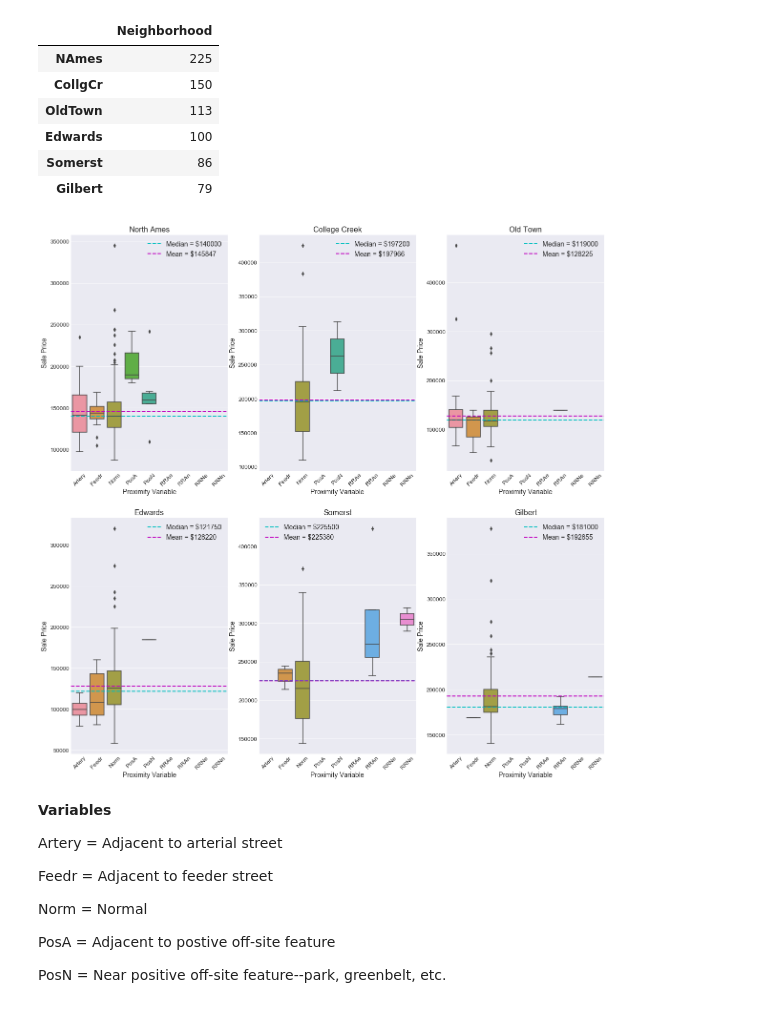
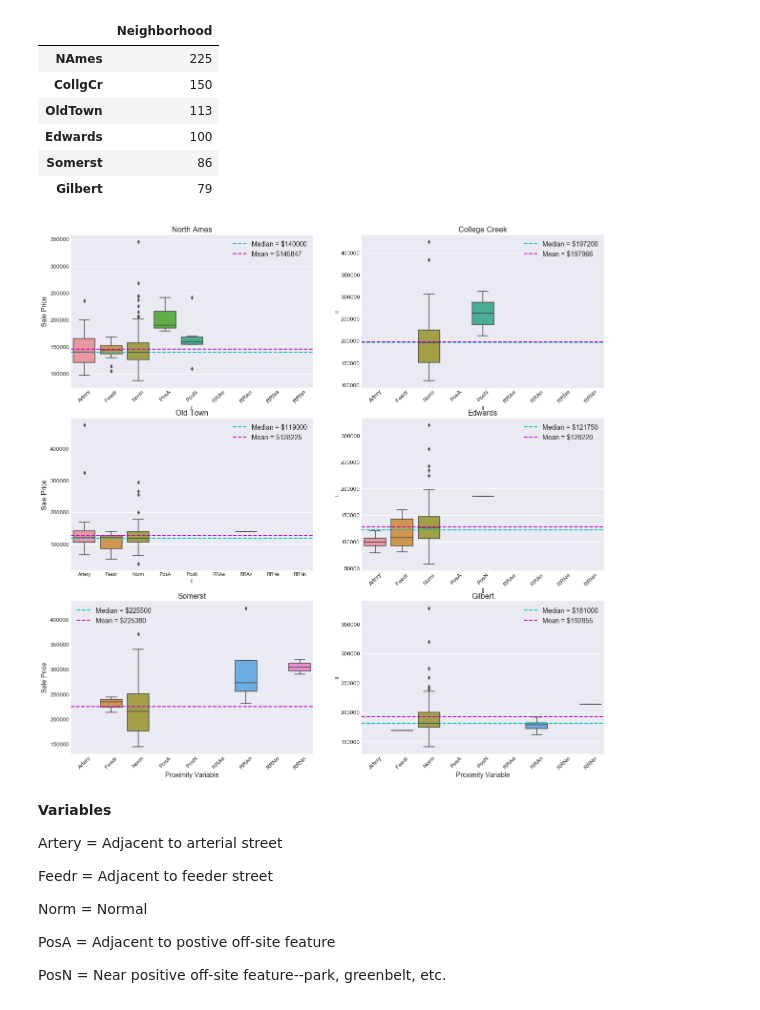
Before and after one commit to brianmcguckin/thinkful_unit_01_capstone, a Jupyter notebook: unit_01_capstone.ipynb, the cells around one changed output. Cells and saved outputs as stored; diff of their text form; code cells hidden in the pictures.

```diff
--- a/unit_01_capstone.ipynb
+++ b/unit_01_capstone.ipynb
@@ -166,0 +152,14 @@ pre_subprime = pre_subprime.append(pre_subprime_2007, ignore_index=True)
+# %%
+#pre subprime crisis datasets
+pre_subprime_2007 = train[train.YrSold==2007][train[train.YrSold==2007].MoSold<7]
+pre_subprime = train[train.YrSold<=2006].append(pre_subprime_2007, ignore_index=True)
+
+#subprime crisis datasets
+subprime_2007 = train[train.YrSold==2007][train[train.YrSold==2007].MoSold>=7]
+subprime = train[train.YrSold>=2008].append(subprime_2007, ignore_index=True)
+
+#veryify correct date ranges
+print(pre_subprime_2007.groupby('YrSold')['MoSold'].max()) #should be 6
+print(pre_subprime.groupby('YrSold')['MoSold'].max()) #shoudl be 12 for 2006, 6 for 2007
+print(subprime_2007.groupby('YrSold')['MoSold'].min()) #should be 7
+print(subprime.groupby('YrSold')['MoSold'].min()) #should be 7 for 2007, 1 for else
@@ -369,7 +385,7 @@ Gilbert = train.loc[lambda df: train['Neighborhood']=='Gilbert']
 plt.figure(figsize=(20,20))
 order = sorted(train.Condition1.unique())
 
-plt.subplot(2,3,1)
+plt.subplot(3,2,1)
 sns.boxplot(x='Condition1', y='SalePrice', data=NAmes, order=order)
 plt.axhline(NAmes.SalePrice.median(), color='c', linestyle='dashed',
             linewidth=2,
@@ -379,12 +395,12 @@ plt.axhline(NAmes.SalePrice.mean(), color='m', linestyle='dashed',
             label='Mean = ${}'.format(round(NAmes.SalePrice.mean())))
 plt.xticks(size=12, rotation=45)
 plt.yticks(size=12)
-plt.xlabel('Proximity Variable', size=14)
+plt.xlabel([])
 plt.ylabel('Sale Price', size=14)
 plt.title('North Ames', size=16)
 plt.legend(prop={'size':14})
 
-plt.subplot(2,3,2)
+plt.subplot(3,2,2)
 sns.boxplot(x='Condition1', y='SalePrice', data=CollgCr, order=order)
 plt.axhline(CollgCr.SalePrice.median(), color='c', linestyle='dashed',
             linewidth=2, label='Median = ${}'.format(round(CollgCr.SalePrice.median())))
@@ -392,25 +408,25 @@ plt.axhline(CollgCr.SalePrice.mean(), color='m', linestyle='dashed',
             linewidth=2, label='Mean = ${}'.format(round(CollgCr.SalePrice.mean())))
 plt.xticks(size=12, rotation=45)
 plt.yticks(size=12)
-plt.xlabel('Proximity Variable', size = 14)
-plt.ylabel('Sale Price', size = 14)
+plt.xlabel([])
+plt.ylabel([])
 plt.title('College Creek', size = 16)
 plt.legend(prop={'size':14})
 
-plt.subplot(2,3,3)
+plt.subplot(3,2,3)
 sns.boxplot(x='Condition1', y='SalePrice', data=OldTown, order=order)
 plt.axhline(OldTown.SalePrice.median(), color='c', linestyle='dashed',
             linewidth=2, label='Median = ${}'.format(round(OldTown.SalePrice.median())))
 plt.axhline(OldTown.SalePrice.mean(), color='m', linestyle='dashed',
             linewidth=2, label='Mean = ${}'.format(round(OldTown.SalePrice.mean())))
-plt.xticks(size=12, rotation=45)
+#plt.xticks(size=12, rotation=45)
 plt.yticks(size=12)
-plt.xlabel('Proximity Variable', size=14)
+plt.xlabel([])
 plt.ylabel('Sale Price', size=14)
 plt.title('Old Town', size=16)
 plt.legend(prop={'size':14})
 
-plt.subplot(2,3,4)
+plt.subplot(3,2,4)
 sns.boxplot(x='Condition1', y='SalePrice', data=Edwards, order=order)
 plt.axhline(Edwards.SalePrice.median(), color='c', linestyle='dashed',
             linewidth=2, label='Median = ${}'.format(round(Edwards.SalePrice.median())))
@@ -418,40 +434,40 @@ plt.axhline(Edwards.SalePrice.mean(), color='m', linestyle='dashed',
             linewidth=2, label='Mean = ${}'.format(round(Edwards.SalePrice.mean())))
 plt.xticks(size=12, rotation=45)
 plt.yticks(size=12)
-plt.xlabel('Proximity Variable', size=14)
-plt.ylabel('Sale Price', size=14)
+plt.xlabel([])
+plt.ylabel([])
 plt.title('Edwards', size=16)
 plt.legend(prop={'size':14})
 
-plt.subplot(2,3,5)
+plt.subplot(3,2,5)
 sns.boxplot(x='Condition1', y='SalePrice', data=Somerst, order=order)
 plt.axhline(Somerst.SalePrice.median(), color='c', linestyle='dashed',
             linewidth=2, label='Median = ${}'.format(round(Somerst.SalePrice.median())))
 plt.axhline(Somerst.SalePrice.mean(), color='m', linestyle='dashed',
             linewidth=2, label='Mean = ${}'.format(round(Somerst.SalePrice.mean())))
 plt.xticks(size=12, rotation=45)
 plt.yticks(size=12)
 plt.xlabel('Proximity Variable', size=14)
 plt.ylabel('Sale Price', size=14)
 plt.title('Somerst', size=16)
 plt.legend(prop={'size':14})
 
-plt.subplot(2,3,6)
+plt.subplot(3,2,6)
 sns.boxplot(x='Condition1', y='SalePrice', data=Gilbert, order=order)
 plt.axhline(Gilbert.SalePrice.median(), color='c', linestyle='dashed',
             linewidth=2, label='Median = ${}'.format(round(Gilbert.SalePrice.median())))
 plt.axhline(Gilbert.SalePrice.mean(), color='m', linestyle='dashed',
             linewidth=2, label='Mean = ${}'.format(round(Gilbert.SalePrice.mean())))
 plt.xticks(size=12, rotation=45)
 plt.yticks(size=12)
 plt.xlabel('Proximity Variable', size=14)
-plt.ylabel('Sale Price', size=14)
+plt.ylabel([])
 plt.title('Gilbert', size=16)
 plt.legend(prop={'size':14})
 
 plt.show()
 # %% [output]
-[figure, old version]
+[figure, new version]
 # %% [markdown]
 __Variables__
 
```
Also changed, not shown: parts of 3 cells of this notebook.
